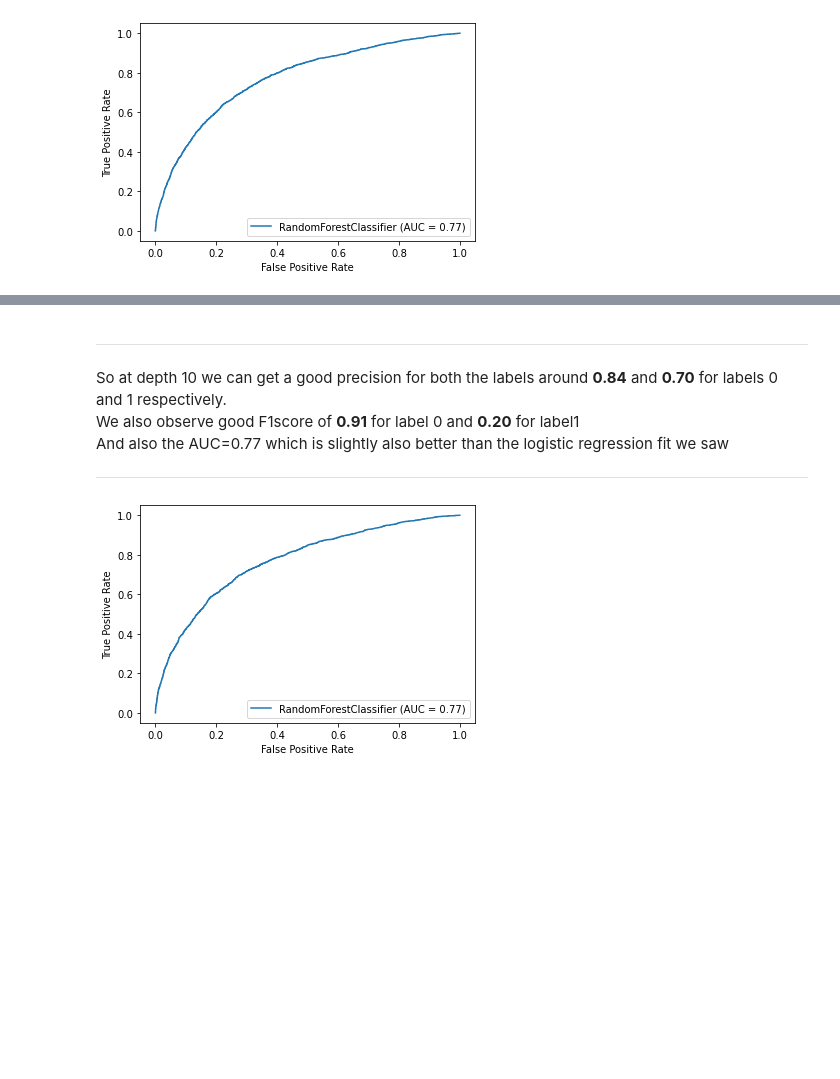
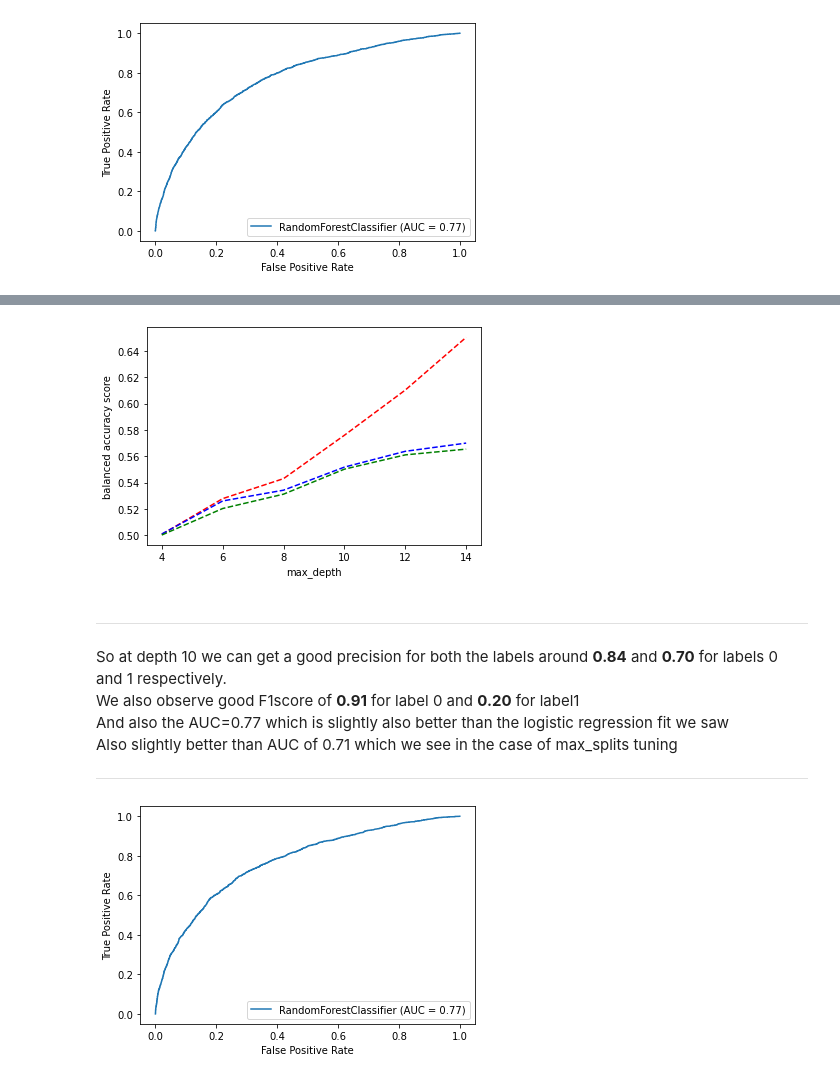
Before and after one commit to s3785704/machine-learning-assign01, a Jupyter notebook: assign1.ipynb, the cells around one changed output, grey strips where cells are left out. Drawn from its saved outputs; the diff is of its cells as text; code cells hidden in the pictures; blank space fills up the shorter version.

```diff
--- a/assign1.ipynb
+++ b/assign1.ipynb
@@ -883,8 +910,22 @@ RF Test       4 _L0       0.83      1.00      0.91      9943
+# %%
+depths=[4,6,8,10,12,14]
+plt.plot(depths,train_acc_balanced,'r--')
+#validation accuracy
+plt.plot(depths,val_acc_balanced,'b--')
+#test_acc
+plt.plot(depths,test_acc_balanced,'g--')
+plt.xlabel('max_depth')
+plt.ylabel('balanced accuracy score')
+
+plt.show()
+# %% [output]
+[figure, added]
 # %% [markdown]
 ****
 So at depth 10 we can get a good precision for both the labels around **0.84** and **0.70** for labels 0 and 1 respectively.
 <br> We also observe good F1score of **0.91** for label 0 and **0.20** for label1
 <br> And also the AUC=0.77 which is slightly also better than the logistic regression fit we saw
+<br> Also slightly better than AUC of 0.71 which we see in the case of max_splits tuning
 ***
 # %%
 rf = RandomForestClassifier(max_depth=10, random_state=0)
```
Also changed, not shown: parts of 13 cells of this notebook.
